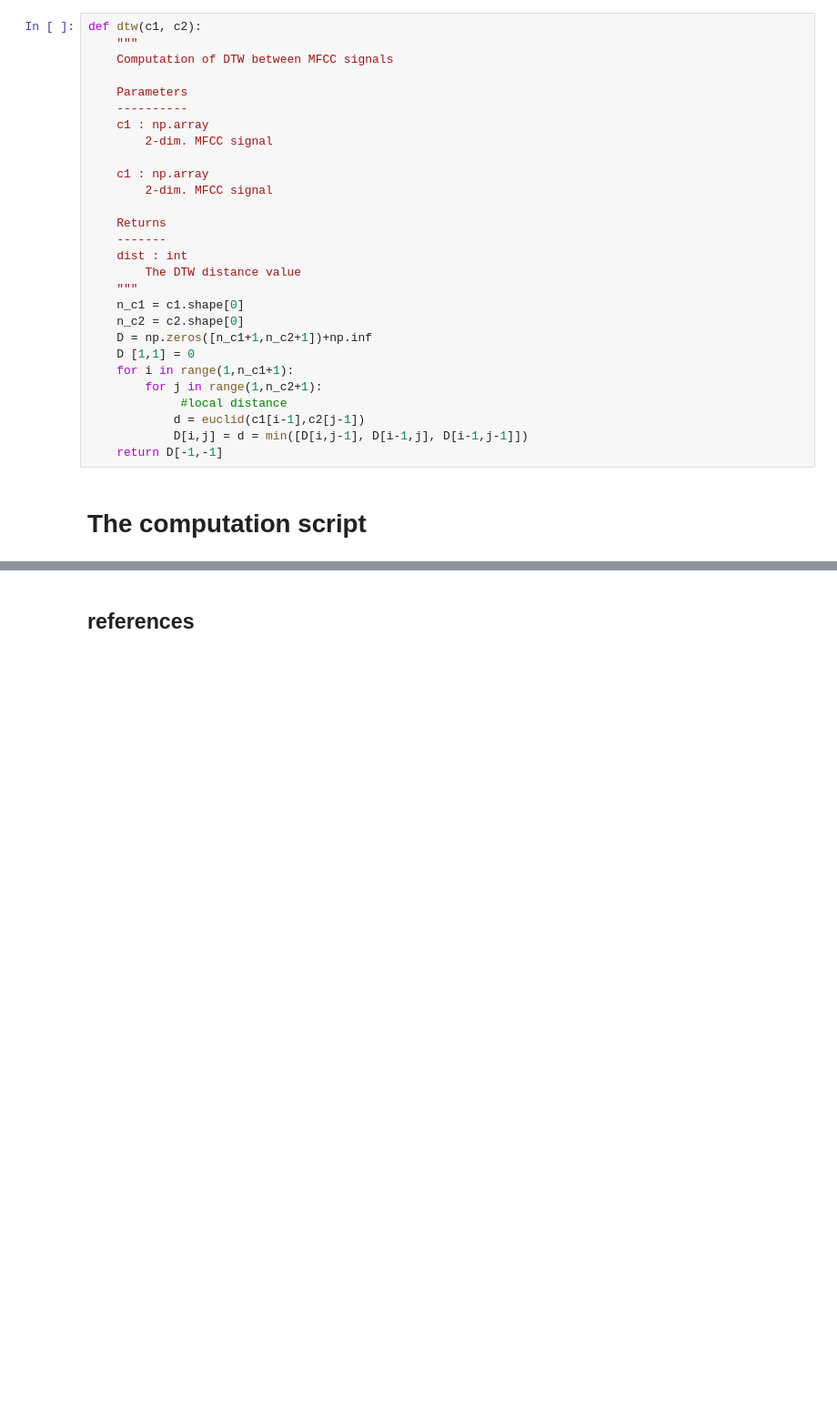
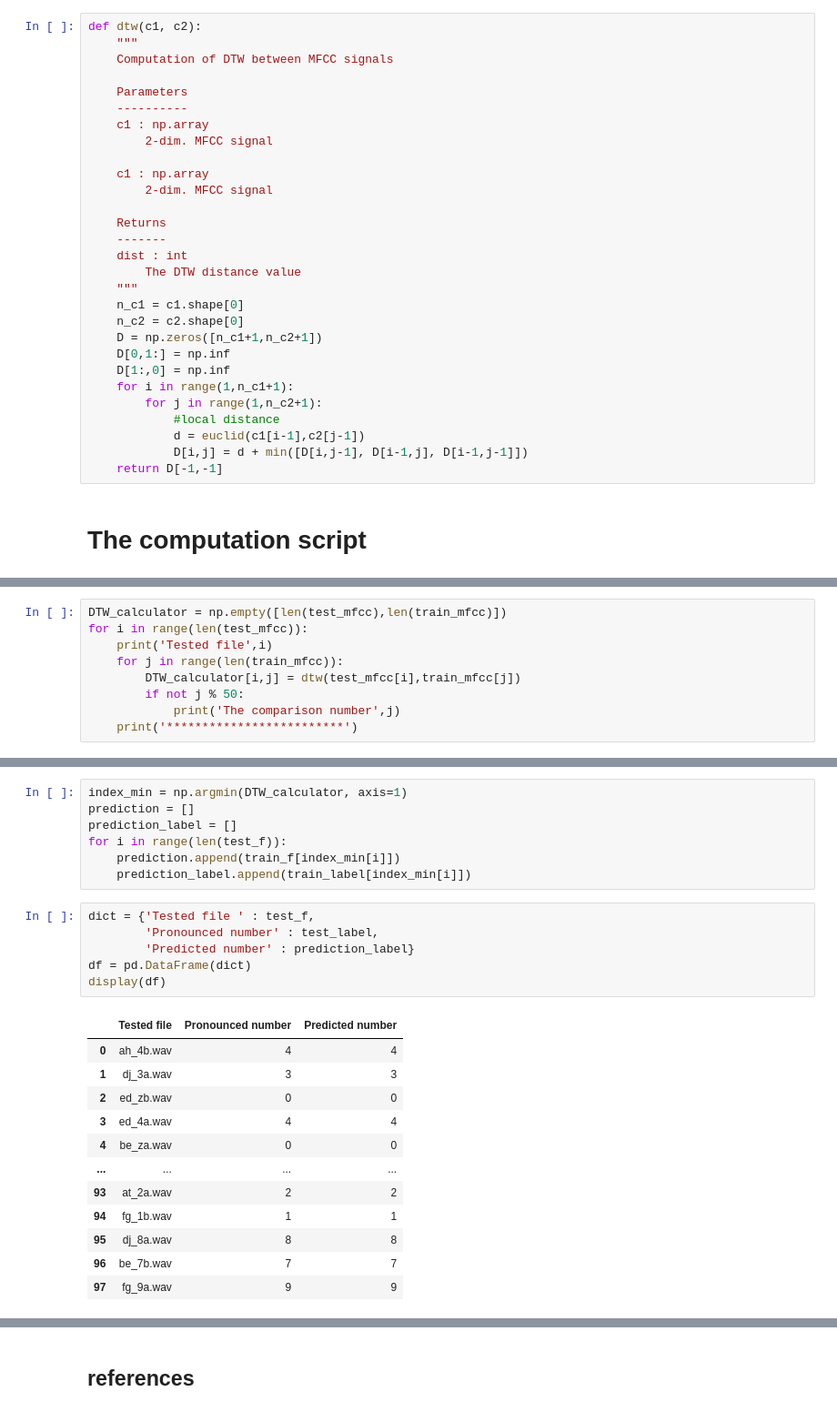
Before and after one commit to damounayman/Voice-recognition-and-automatic-language-processing, a Jupyter notebook: project 1/Speech recognition for isolated words.ipynb, the cells around one changed output, grey strips where cells are left out. Shown at 91% size. Drawn from its saved outputs; the diff is of its cells as text; blank space fills up the shorter version.

```diff
--- a/project 1/Speech recognition for isolated words.ipynb
+++ b/project 1/Speech recognition for isolated words.ipynb
@@ -524,13 +526,14 @@ def dtw(c1, c2):
     """
     n_c1 = c1.shape[0]
     n_c2 = c2.shape[0]
-    D = np.zeros([n_c1+1,n_c2+1])+np.inf
-    D [1,1] = 0
+    D = np.zeros([n_c1+1,n_c2+1])
+    D[0,1:] = np.inf
+    D[1:,0] = np.inf
     for i in range(1,n_c1+1):
         for j in range(1,n_c2+1):
-             #local distance
+            #local distance
             d = euclid(c1[i-1],c2[j-1])
-            D[i,j] = d = min([D[i,j-1], D[i-1,j], D[i-1,j-1]])
+            D[i,j] = d + min([D[i,j-1], D[i-1,j], D[i-1,j-1]])
     return D[-1,-1]
 # %% [markdown]
 # The computation script
@@ -536,0 +564,9 @@ def dtw(c1, c2):
+# %%
+DTW_calculator = np.empty([len(test_mfcc),len(train_mfcc)])
+for i in range(len(test_mfcc)):
+    print('Tested file',i)
+    for j in range(len(train_mfcc)):
+        DTW_calculator[i,j] = dtw(test_mfcc[i],train_mfcc[j])
+        if not j % 50:
+            print('The comparison number',j)
+    print('*************************')
@@ -536,0 +591,26 @@ def dtw(c1, c2):
+# %%
+index_min = np.argmin(DTW_calculator, axis=1)
+prediction = []
+prediction_label = []
+for i in range(len(test_f)):
+    prediction.append(train_f[index_min[i]])
+    prediction_label.append(train_label[index_min[i]])
+# %%
+dict = {'Tested file ' : test_f,
+        'Pronounced number' : test_label,
+        'Predicted number' : prediction_label}
+df = pd.DataFrame(dict)
+display(df)
+# %% [output]
+|  | Tested file | Pronounced number | Predicted number |
+| 0 | ah_4b.wav | 4 | 4 |
+| 1 | dj_3a.wav | 3 | 3 |
+| 2 | ed_zb.wav | 0 | 0 |
+| 3 | ed_4a.wav | 4 | 4 |
+| 4 | be_za.wav | 0 | 0 |
+| ... | ... | ... | ... |
+| 93 | at_2a.wav | 2 | 2 |
+| 94 | fg_1b.wav | 1 | 1 |
+| 95 | dj_8a.wav | 8 | 8 |
+| 96 | be_7b.wav | 7 | 7 |
+| 97 | fg_9a.wav | 9 | 9 |
```
Also changed, not shown: parts of 8 cells of this notebook.
